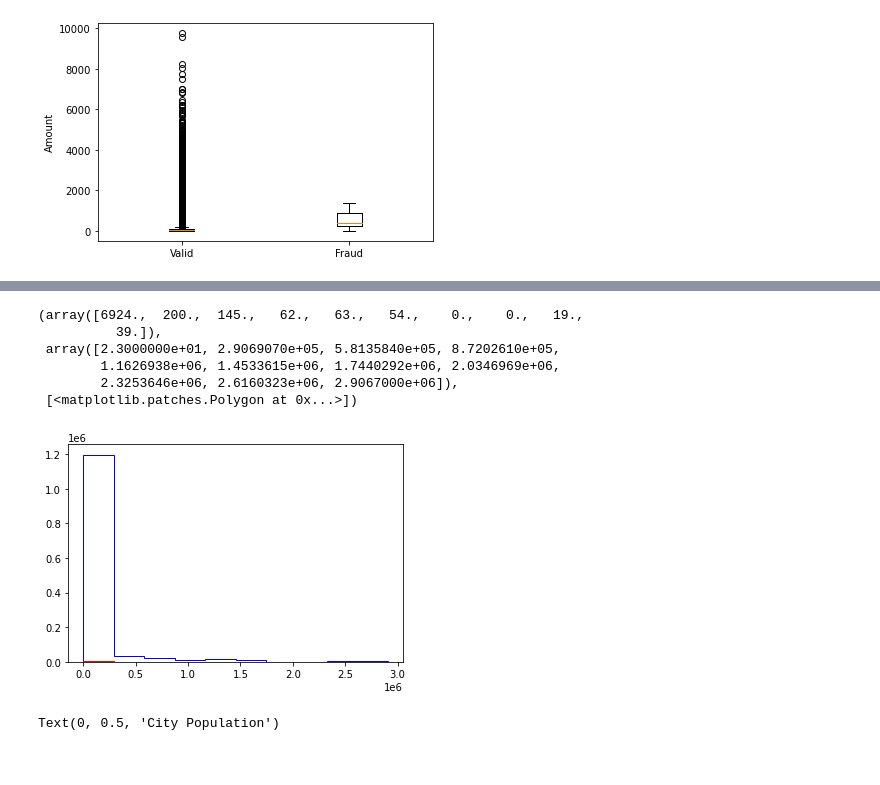
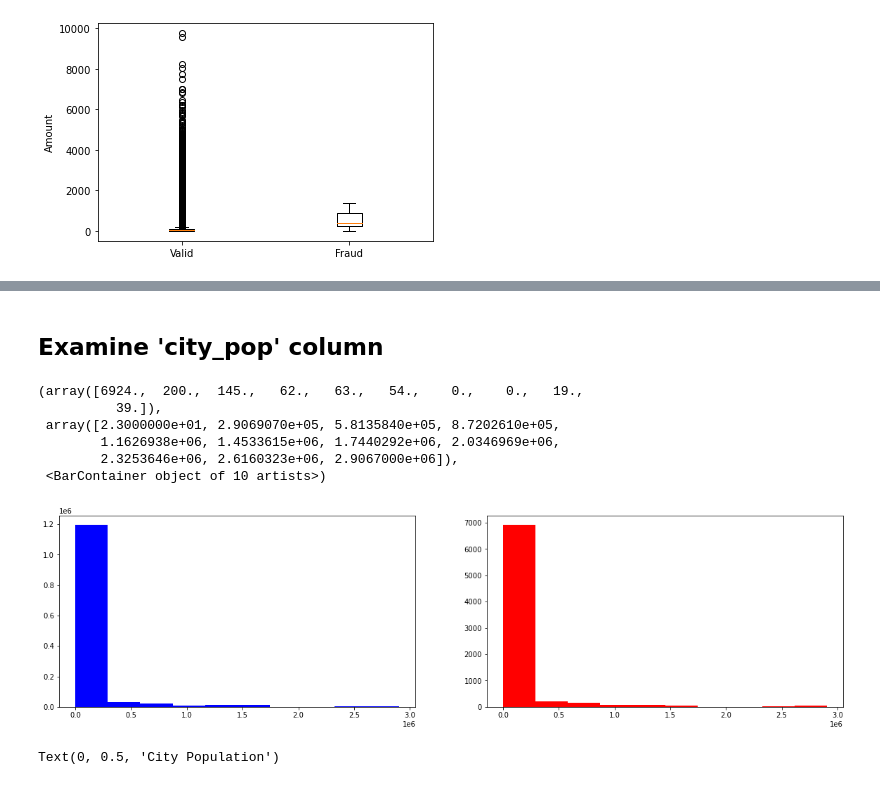
Before and after one commit to cchung106/Capstone-Two, a Jupyter notebook: Notebooks/02_EDA.ipynb, the cells around one changed output, grey strips where cells are left out. Cells and saved outputs as stored; diff of their text form; code cells hidden in the pictures.

```diff
--- a/Notebooks/02_EDA.ipynb
+++ b/Notebooks/02_EDA.ipynb
@@ -38,3 +38,6 @@ Data columns (total 16 columns):
  15  is_fraud               1296569 non-null  int64
 dtypes: float64(1), int64(4), object(11)
 memory usage: 168.2+ MB
+# %%
+# Filter out 'street', 'city', 'zip' columns
+cc_data.drop(['street', 'city', 'zip'], axis=1, inplace=True)
@@ -130,0 +152,7 @@ Text(0, 0.5, 'Amount')
+# %%
+#Remove outliers
+cc_data = cc_data[cc_data['amt']<=1500]
+
+#Reassign valid and fraud dataframes
+cc_data_fraud = cc_data[cc_data['is_fraud']==1]
+cc_data_valid = cc_data[cc_data['is_fraud']==0]
@@ -131,15 +183,18 @@ Text(0, 0.5, 'Amount')
+# %% [markdown]
+## Examine 'city_pop' column
 # %%
 # Histogram of 'city_pop' column
-plt.hist(cc_data_valid['city_pop'], color = 'blue', histtype='step')
-plt.hist(cc_data_fraud['city_pop'], color = 'red', histtype='step')
+fig, ax = plt.subplots(1,2, figsize = (20, 5))
+ax[0].hist(cc_data_valid['city_pop'], color = 'blue')
+ax[1].hist(cc_data_fraud['city_pop'], color = 'red')
 # %% [output]
 (array([6924.,  200.,  145.,   62.,   63.,   54.,    0.,    0.,   19.,
           39.]),
  array([2.3000000e+01, 2.9069070e+05, 5.8135840e+05, 8.7202610e+05,
         1.1626938e+06, 1.4533615e+06, 1.7440292e+06, 2.0346969e+06,
         2.3253646e+06, 2.6160323e+06, 2.9067000e+06]),
- [<matplotlib.patches.Polygon at 0x...>])
+ <BarContainer object of 10 artists>)
-[figure, old version]
+[figure, new version]
 # %%
 #Boxplot of 'city_pop' column
 #Boxplots of 'amt' column
```
Also changed, not shown: parts of 63 cells of this notebook.
